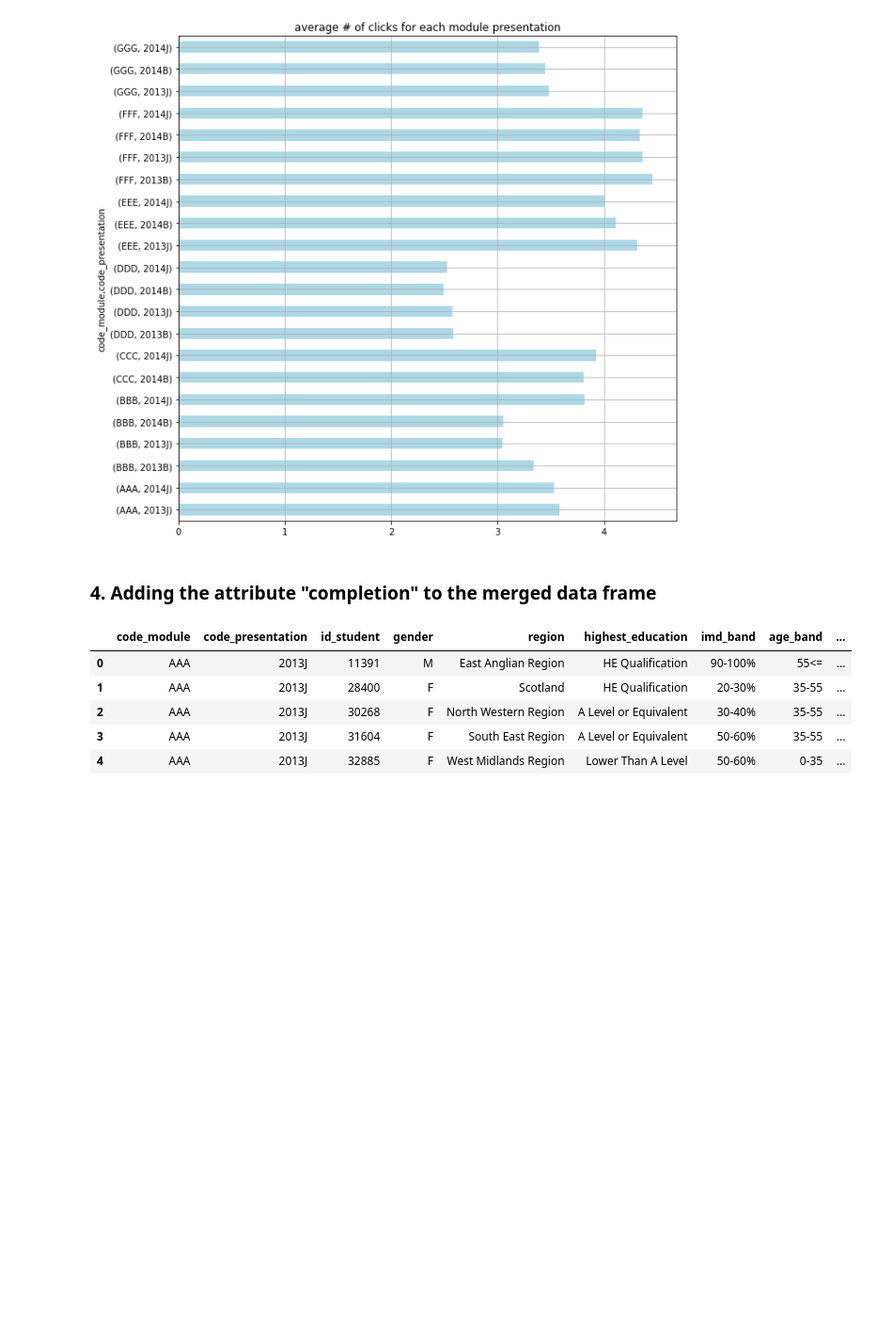
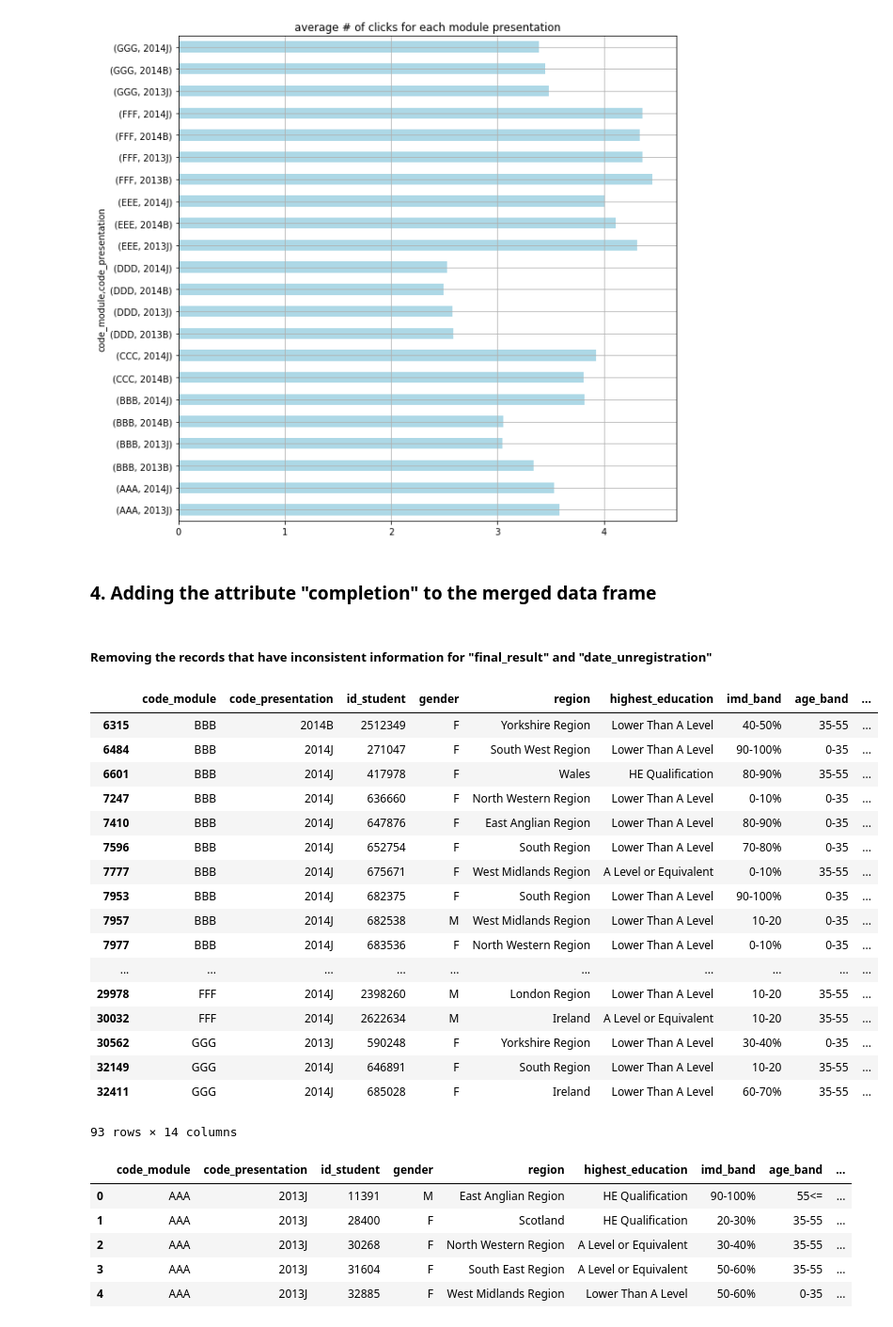
Before and after one commit to florence8627/OUModuleAnalytics, a Jupyter notebook: OpenLearningAnalytics.ipynb, the cells around one changed output. Shown at 94% size. Drawn from its saved outputs; the diff is of its cells as text; code cells hidden in the pictures; blank space fills up the shorter version.

```diff
--- a/OpenLearningAnalytics.ipynb
+++ b/OpenLearningAnalytics.ipynb
@@ -234,3 +234,28 @@ Name: id_student, dtype: int64
 [figure]
 # %% [markdown]
 <h3> 4. Adding the attribute "completion" to the merged data frame</h3>
+# %% [markdown]
+<h5> Removing the records that have inconsistent information for "final_result" and "date_unregistration"</h5>
+# %%
+noise1 = df_mergedInfoReg[df_mergedInfoReg['date_unregistration'].notnull()&(df_mergedInfoReg['final_result']!='Withdrawn')]
+noise2 = df_mergedInfoReg[(df_mergedInfoReg['date_unregistration'].isnull())&(df_mergedInfoReg['final_result']=='Withdrawn')]
+noise2
+# %% [output]
+|  | code_module | code_presentation | id_student | gender | region | highest_education | imd_band | age_band | ... |
+| 6315 | BBB | 2014B | 2512349 | F | Yorkshire Region | Lower Than A Level | 40-50% | 35-55 | ... |
+| 6484 | BBB | 2014J | 271047 | F | South West Region | Lower Than A Level | 90-100% | 0-35 | ... |
+| 6601 | BBB | 2014J | 417978 | F | Wales | HE Qualification | 80-90% | 35-55 | ... |
+| 7247 | BBB | 2014J | 636660 | F | North Western Region | Lower Than A Level | 0-10% | 0-35 | ... |
+| 7410 | BBB | 2014J | 647876 | F | East Anglian Region | Lower Than A Level | 80-90% | 0-35 | ... |
+| 7596 | BBB | 2014J | 652754 | F | South Region | Lower Than A Level | 70-80% | 0-35 | ... |
+| 7777 | BBB | 2014J | 675671 | F | West Midlands Region | A Level or Equivalent | 0-10% | 35-55 | ... |
+| 7953 | BBB | 2014J | 682375 | F | South Region | Lower Than A Level | 90-100% | 0-35 | ... |
+| 7957 | BBB | 2014J | 682538 | M | West Midlands Region | Lower Than A Level | 10-20 | 0-35 | ... |
+| 7977 | BBB | 2014J | 683536 | F | North Western Region | Lower Than A Level | 0-10% | 0-35 | ... |
+| ... | ... | ... | ... | ... | ... | ... | ... | ... | ... |
+| 29978 | FFF | 2014J | 2398260 | M | London Region | Lower Than A Level | 10-20 | 35-55 | ... |
+| 30032 | FFF | 2014J | 2622634 | M | Ireland | A Level or Equivalent | 10-20 | 35-55 | ... |
+| 30562 | GGG | 2013J | 590248 | F | Yorkshire Region | Lower Than A Level | 30-40% | 0-35 | ... |
+| 32149 | GGG | 2014J | 646891 | F | South Region | Lower Than A Level | 10-20 | 35-55 | ... |
+| 32411 | GGG | 2014J | 685028 | F | Ireland | Lower Than A Level | 60-70% | 35-55 | ... |
+93 rows × 14 columns
```
Also changed, not shown: parts of 5 cells of this notebook, 10 other files.
